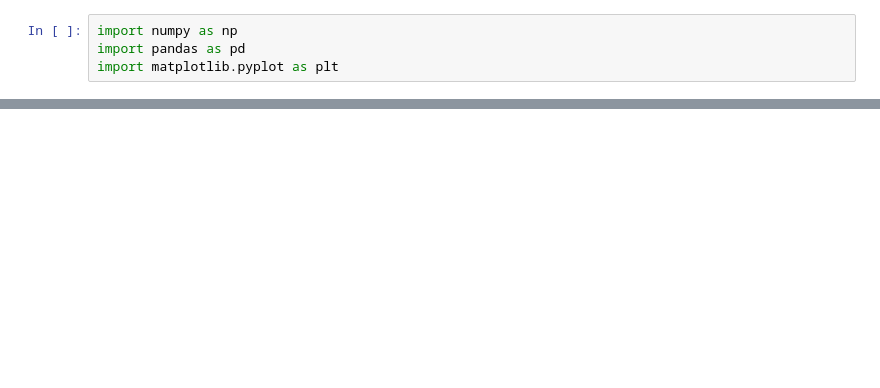
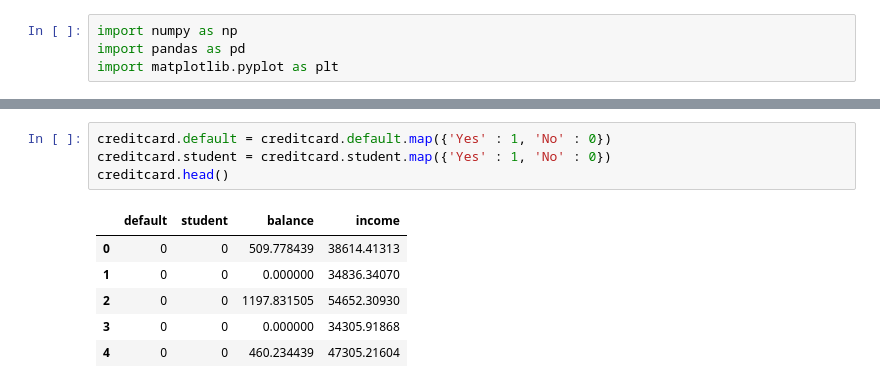
Before and after one commit to MalrangQuant/Machine-Learning-Financial-Engineering, a Jupyter notebook: ch4. Logistic Regression.ipynb, the cells around one changed output, grey strips where cells are left out. Cells and saved outputs as stored; diff of their text form; blank space fills up the shorter version.

```diff
--- a/ch4. Logistic Regression.ipynb
+++ b/ch4. Logistic Regression.ipynb
@@ -8,0 +15,11 @@ FileNotFoundError: [Errno 2] No such file or directory: './data/default_data.csv
+# %%
+creditcard.default = creditcard.default.map({'Yes' : 1, 'No' : 0})
+creditcard.student = creditcard.student.map({'Yes' : 1, 'No' : 0})
+creditcard.head()
+# %% [output]
+|  | default | student | balance | income |
+| 0 | 0 | 0 | 509.778439 | 38614.41313 |
+| 1 | 0 | 0 | 0.000000 | 34836.34070 |
+| 2 | 0 | 0 | 1197.831505 | 54652.30930 |
+| 3 | 0 | 0 | 0.000000 | 34305.91868 |
+| 4 | 0 | 0 | 460.234439 | 47305.21604 |
```
Also changed, not shown: parts of 13 cells of this notebook, 7 other files.
